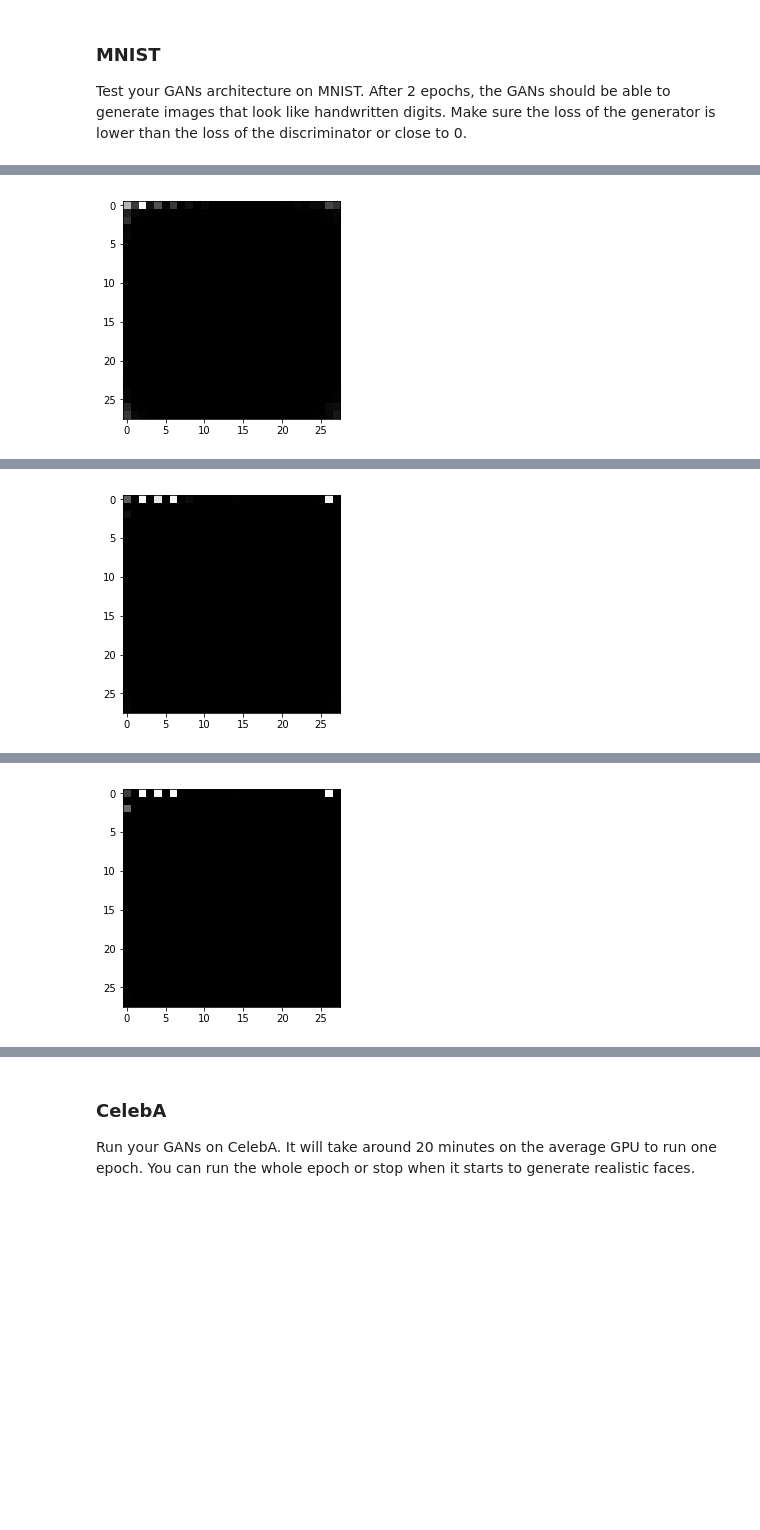
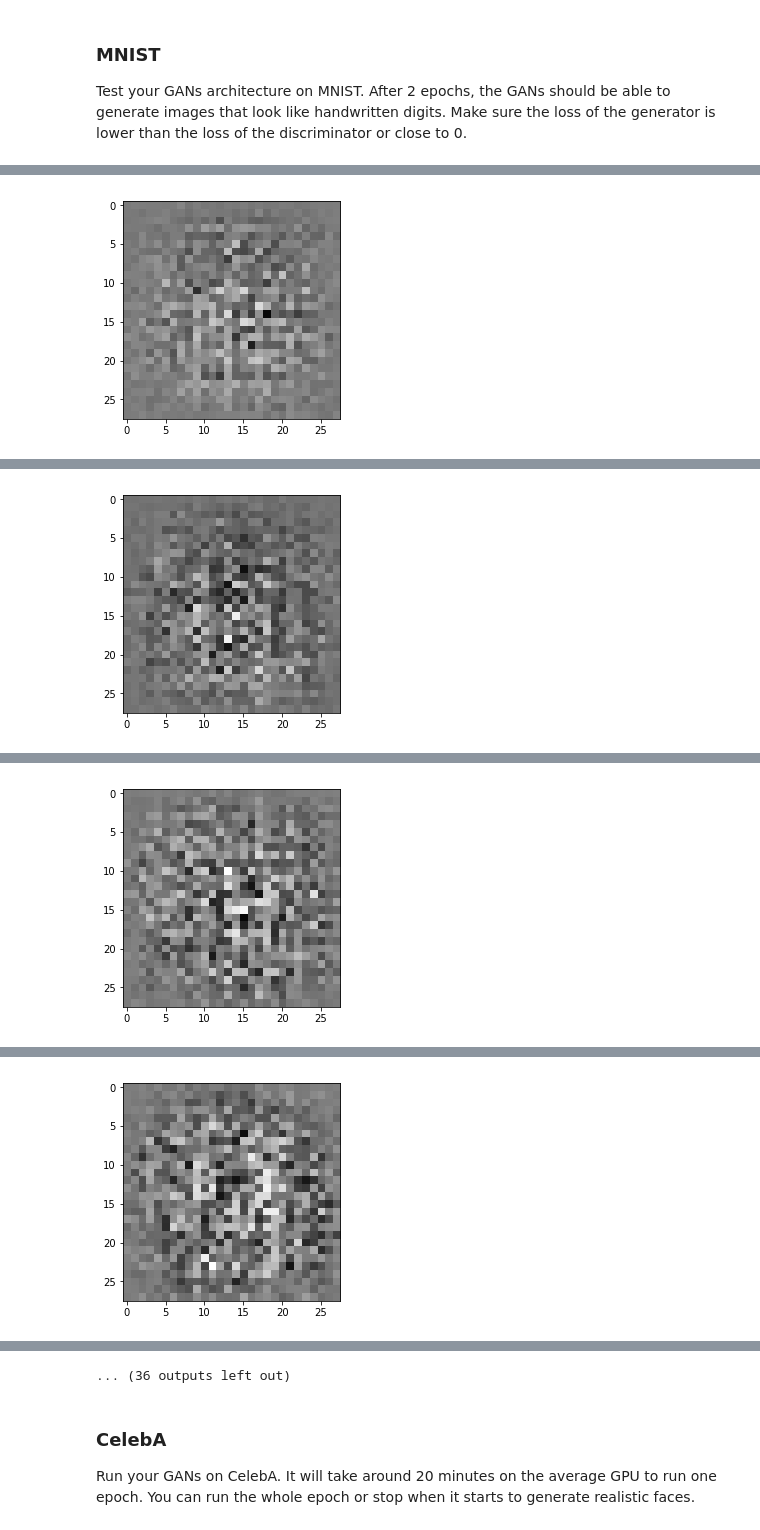
Before and after one commit to RamuIMC/deep_learning_face_recognition, a Jupyter notebook: dlnd_face_generation.ipynb, the cells around one changed output, grey strips where cells are left out. Cells and saved outputs as stored; diff of their text form; code cells hidden in the pictures; blank space fills up the shorter version.

```diff
--- a/dlnd_face_generation.ipynb
+++ b/dlnd_face_generation.ipynb
@@ -397,18 +397,19 @@ def train(epoch_count, batch_size, z_dim, learning_rate, beta1, get_batches, dat
 ### MNIST
 Test your GANs architecture on MNIST.  After 2 epochs, the GANs should be able to generate images that look like handwritten digits.  Make sure the loss of the generator is lower than the loss of the discriminator or close to 0.
 # %%
-batch_size = 128
+batch_size = 50
 z_dim = 100
-learning_rate = 0.001
-beta1 = 0.5
+learning_rate = 0.000001
+beta1 = 0.1
 
 
 """
 DON'T MODIFY ANYTHING IN THIS CELL THAT IS BELOW THIS LINE
 """
-epochs = 25
+epochs = 2
 
 mnist_dataset = helper.Dataset('mnist', glob(os.path.join(data_dir, 'mnist/*.jpg')))
+tf.reset_default_graph()
 with tf.Graph().as_default():
     train(epochs, batch_size, z_dim, learning_rate, beta1, mnist_dataset.get_batches,
           mnist_dataset.shape, mnist_dataset.image_mode)
@@ -429 +430 @@ Epoch 1/25... Discriminator Loss: 0.0000... Generator Loss: 11.8691
-[figure, old version]
+[figure, new version]
@@ -440 +441 @@ Epoch 1/25... Discriminator Loss: 0.0000... Generator Loss: 10.9609
-[figure, old version]
+[figure, new version]
@@ -451 +452 @@ Epoch 1/25... Discriminator Loss: 0.0005... Generator Loss: 10.9549
-[figure, old version]
+[figure, new version]
@@ -460,0 +463 @@ Epoch 1/25... Discriminator Loss: 0.0000... Generator Loss: 11.0017
+[figure, added]
@@ -461,3 +486,4 @@ Epoch 1/25... Discriminator Loss: 0.0000... Generator Loss: 11.0017
+... (36 outputs left out)
 # %% [markdown]
 ### CelebA
 Run your GANs on CelebA.  It will take around 20 minutes on the average GPU to run one epoch.  You can run the whole epoch or stop when it starts to generate realistic faces.
```
Also changed, not shown: parts of 2 cells of this notebook, 1 other file.
